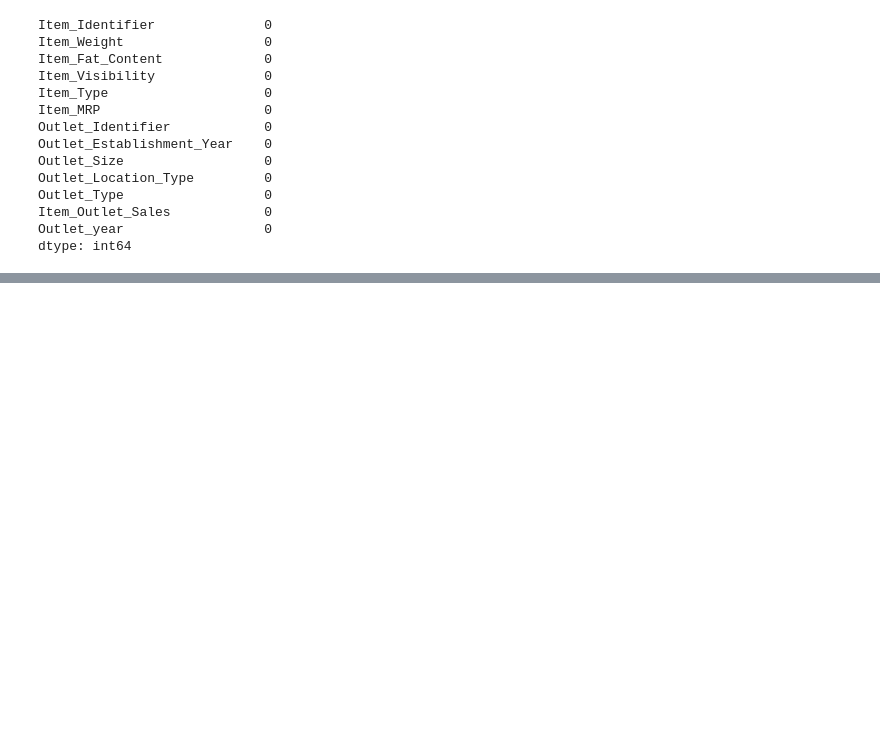
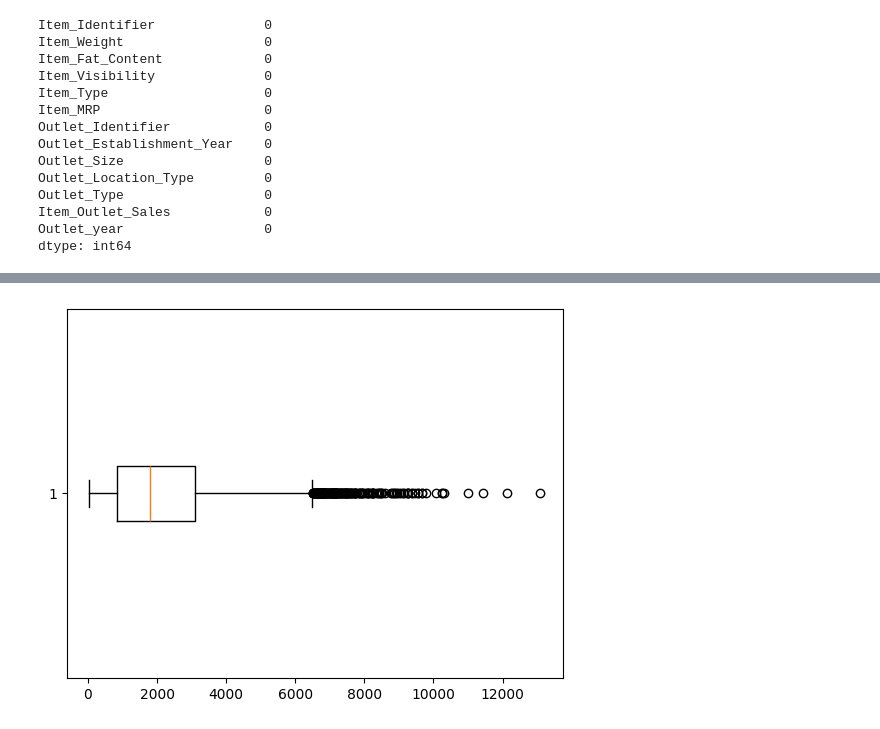
Before and after one commit to kebalkhadka/EDA, a Jupyter notebook: app.ipynb, the cells around one changed output, grey strips where cells are left out. Saved outputs shown, nothing was run; the diff lists cells and outputs as text; code cells hidden in the pictures; blank space fills up the shorter version.

```diff
--- a/app.ipynb
+++ b/app.ipynb
@@ -135,0 +167,5 @@ dtype: int64
+# %%
+plt.boxplot(df['Item_Outlet_Sales'],vert=False)
+plt.show()
+# %% [output]
+[figure, added]
```
Also changed, not shown: parts of 5 cells of this notebook.
